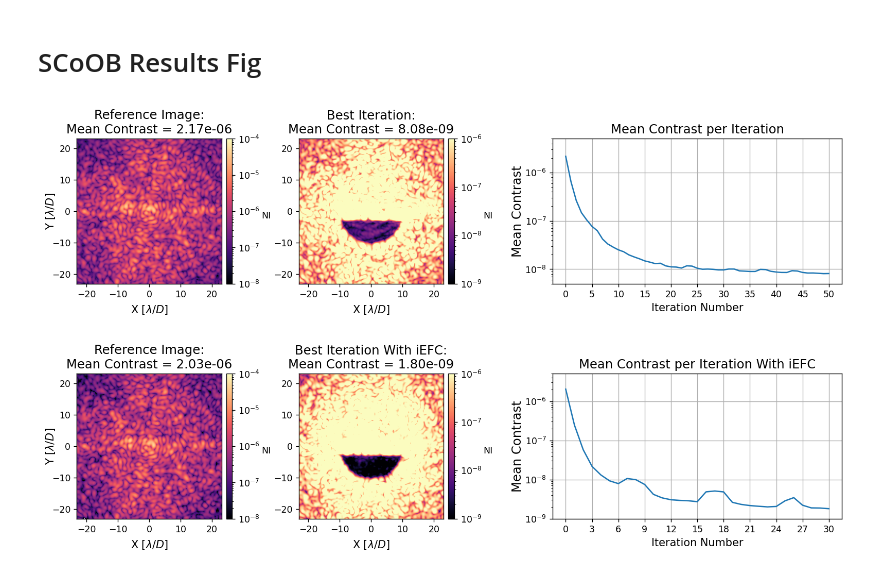
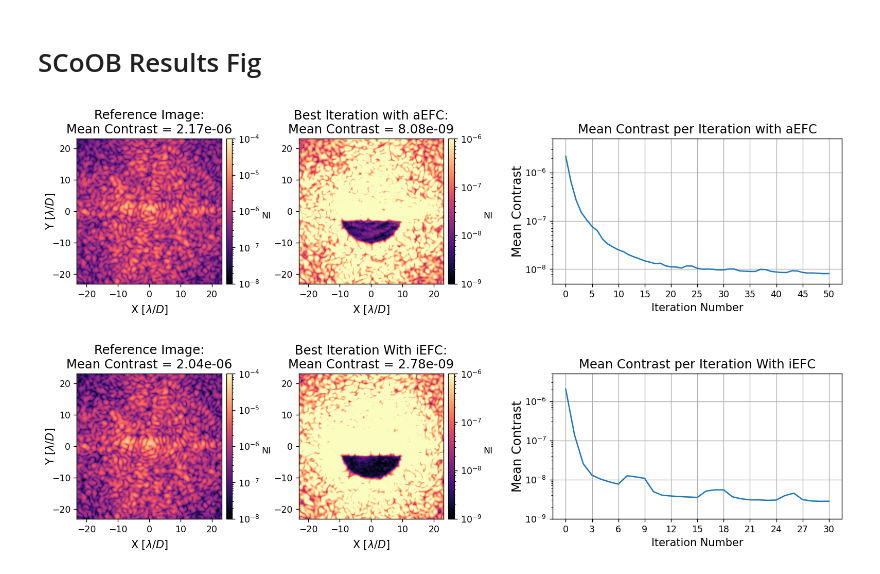
Before and after one commit to kian1377/aefc-vortex, a Jupyter notebook: scoob/make_scoob_figs.ipynb, the cells around one changed output. Saved outputs shown, nothing was run; the diff lists cells and outputs as text; code cells hidden in the pictures.

Commit message:
new (hopefully final) scoob result figs

```diff
--- a/scoob/make_scoob_figs.ipynb
+++ b/scoob/make_scoob_figs.ipynb
@@ -83,26 +83,28 @@ fig.savefig('../figs/scoob_diagram_and_pr.pdf', format='pdf', bbox_inches="tight
 # %%
 from adefc_vortex import imshows
 reload(imshows)
 
 # old_data = utils.load_pickle('data/20250117_scoob_aefc_run_2.pkl')
 old_data = utils.load_pickle('data/20250121_scoob_aefc_run.pkl')
 
 imshows.plot_data_with_ref(
     old_data,
     im1vmax=1e-4, im1vmin=1e-8,
     im2vmax=1e-6, im2vmin=1e-9,
     vmax=5e-6, vmin=5e-9,
     xticks=np.arange(0, 50+1, 5),
+    exp_name=' with aEFC',
     fname='../figs/scoob_mono_aefc.pdf',
 )
 # %% [output]
-[figure, old version]
+[figure, new version]
 # %%
 from adefc_vortex import imshows
 reload(imshows)
 
-old_data = utils.load_pickle('data/20250116_iefc_run.pkl')
-old_data = utils.load_pickle('data/20250117_iefc_run.pkl')
+# old_data = utils.load_pickle('data/20250116_iefc_run.pkl')
+# old_data = utils.load_pickle('data/20250117_iefc_run.pkl')
+old_data = utils.load_pickle('data/20250123_iefc_run_2.pkl')
 
 imshows.plot_data_with_ref(
     old_data,
@@ -111,7 +113,7 @@ imshows.plot_data_with_ref(
     vmax=5e-6, vmin=1e-9,
     xticks=np.arange(0, 30+1, 3),
     exp_name=' With iEFC',
-    # fname='../figs/scoob_mono_iefc.pdf',
+    fname='../figs/scoob_mono_iefc.pdf',
 )
 # %% [output]
-[figure, old version]
+[figure, new version]
```
Also changed, not shown: 2 other files.
